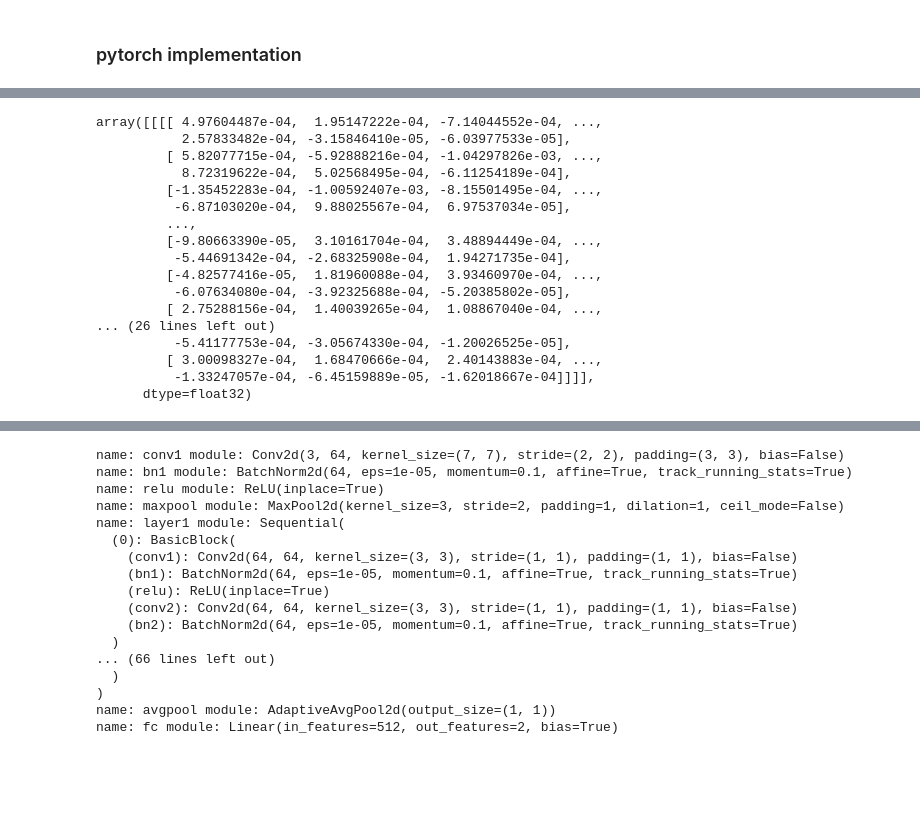
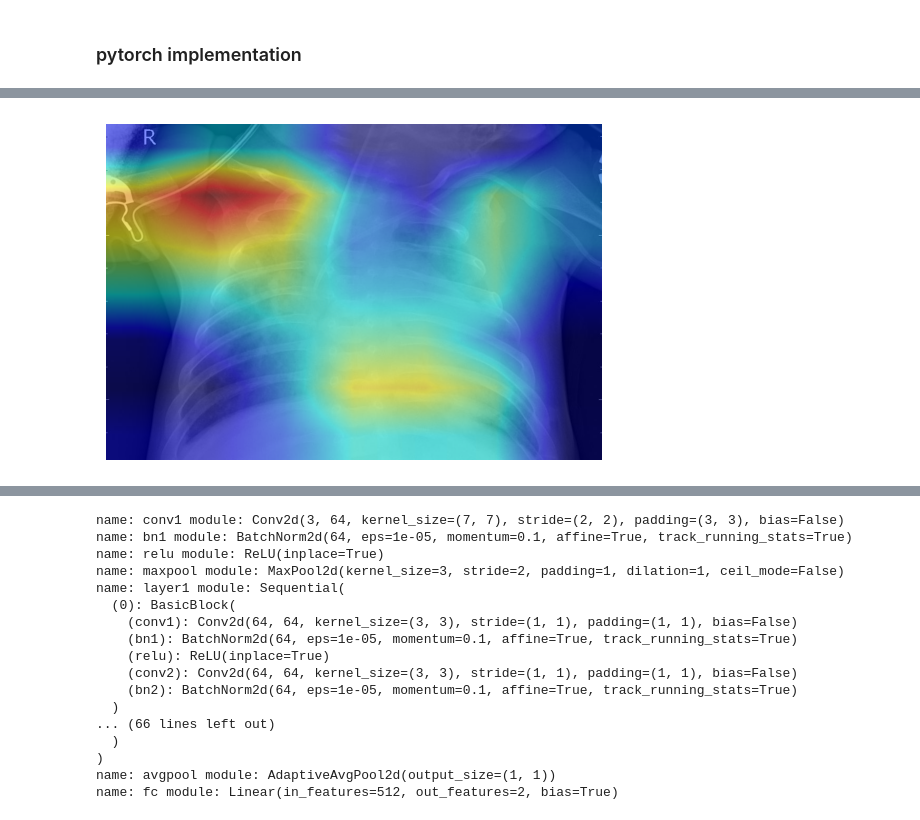
Before and after one commit to rkoonireddy/ML4H, a Jupyter notebook: Project1/code/Part2Task4.ipynb, the cells around one changed output, grey strips where cells are left out. Saved outputs shown, nothing was run; the diff lists cells and outputs as text; code cells hidden in the pictures; blank space fills up the shorter version.

Commit message:
working grad cam code pytorch added

```diff
--- a/Project1/code/Part2Task4.ipynb
+++ b/Project1/code/Part2Task4.ipynb
@@ -361,75 +108,65 @@ img.size[1]
 import torch
 import torch.nn as nn
 import torch.nn.functional as F
+import numpy as np
+import matplotlib.pyplot as plt
+import cv2
 from torchvision import models, transforms
 from PIL import Image
-import cv2
-import numpy as np
+from pytorch_grad_cam import GradCAM
+from pytorch_grad_cam.utils.image import show_cam_on_image
 
-# Define your model class
-class YourModel(nn.Module):
-    def __init__(self):
-        super(YourModel, self).__init__()
-        # Define your model architecture here
-
-    def forward(self, x):
-        # Define the forward pass of your model
-        return x
 
 def load_model(model_path):
-    model = models.resnet18(pretrained=True)  # Load a ResNet model for demonstration
+    model = resnet18(pretrained=True)
     model.fc = nn.Linear(512, 2)  # Change the last fully connected layer for binary classification
     model.load_state_dict(torch.load(model_path, map_location=torch.device('cpu')))  # Load the pre-trained weights
     model.eval()
     return model
 
-def get_gradients(model, img_tensor):
-    img_tensor.requires_grad_(True)  # Set requires_grad to True to compute gradients
-    output = model(img_tensor)
-    output.mean().backward()  # Backpropagate to compute gradients
-    gradients = img_tensor.grad.detach().cpu().numpy()  # Detach gradients and move to CPU
-    return gradients
-
 # Load your PyTorch model
 model_path = '../code/integrated_gradients/our_model.pth'
 model = load_model(model_path)
 
-# Load your PyTorch model on the GPU if available
-device = torch.device('cuda' if torch.cuda.is_available() else 'cpu')
-model.to(device)
+# Load your PyTorch model on the GPU
+model = load_model(model_path).cuda()
 
 # Choose an image from your dataset
 img_path = '../data/chest_xray/test/PNEUMONIA/person1_virus_6.jpeg'
 img = Image.open(img_path).convert('RGB')
 
-# Define transformations to prepare the image
 transform = transforms.Compose([
     transforms.Resize((224, 224)),
     transforms.ToTensor(),
     transforms.Normalize(mean=[0.485, 0.456, 0.406], std=[0.229, 0.224, 0.225]),
 ])
 
-# Prepare the input image as a tensor and move it to the appropriate device
-img_tensor = transform(img).unsqueeze(0).to(device)
+# Create an input tensor image for your model
+# Note: input_tensor can be a batch tensor with several images!
+input_tensor = transform(img).unsqueeze(0).cuda()
+img_np = np.array(img) / 255.0
 
-# Get gradients
-gradients = get_gradients(model, img_tensor)
-gradients
+# Specify the target layers for Grad-CAM
+target_layers = [model.layer4[-1]]
+target_class = 1
+targets = [ClassifierOutputTarget(target_class)]
+
+
+# Construct the Grad-CAM object once
+cam = GradCAM(model=model, target_layers=target_layers)
+
+# Generate the Class Activation Maps (CAMs)
+grayscale_cam = cam(input_tensor=input_tensor,targets=targets)
+
+# Resize the heatmap to match the size of the original input image
+heatmap_resized = cv2.resize(grayscale_cam[0], (img_np.shape[1], img_np.shape[0]))
+
+# Visualize the CAM on the original image
+visualization = show_cam_on_image(img_np, heatmap_resized, use_rgb=True)
+
+# Display the visualization
+plt.imshow(visualization)
+plt.axis('off')
+plt.show()
 # %% [output]
-array([[[[ 4.97604487e-04,  1.95147222e-04, -7.14044552e-04, ...,
-           2.57833482e-04, -3.15846410e-05, -6.03977533e-05],
-         [ 5.82077715e-04, -5.92888216e-04, -1.04297826e-03, ...,
-           8.72319622e-04,  5.02568495e-04, -6.11254189e-04],
-         [-1.35452283e-04, -1.00592407e-03, -8.15501495e-04, ...,
-          -6.87103020e-04,  9.88025567e-04,  6.97537034e-05],
-         ...,
-         [-9.80663390e-05,  3.10161704e-04,  3.48894449e-04, ...,
-          -5.44691342e-04, -2.68325908e-04,  1.94271735e-04],
-         [-4.82577416e-05,  1.81960088e-04,  3.93460970e-04, ...,
-          -6.07634080e-04, -3.92325688e-04, -5.20385802e-05],
-         [ 2.75288156e-04,  1.40039265e-04,  1.08867040e-04, ...,
-... (26 lines left out)
-          -5.41177753e-04, -3.05674330e-04, -1.20026525e-05],
-         [ 3.00098327e-04,  1.68470666e-04,  2.40143883e-04, ...,
-          -1.33247057e-04, -6.45159889e-05, -1.62018667e-04]]]],
-      dtype=float32)
+[figure, added]
```
Also changed, not shown: parts of 6 cells of this notebook.
